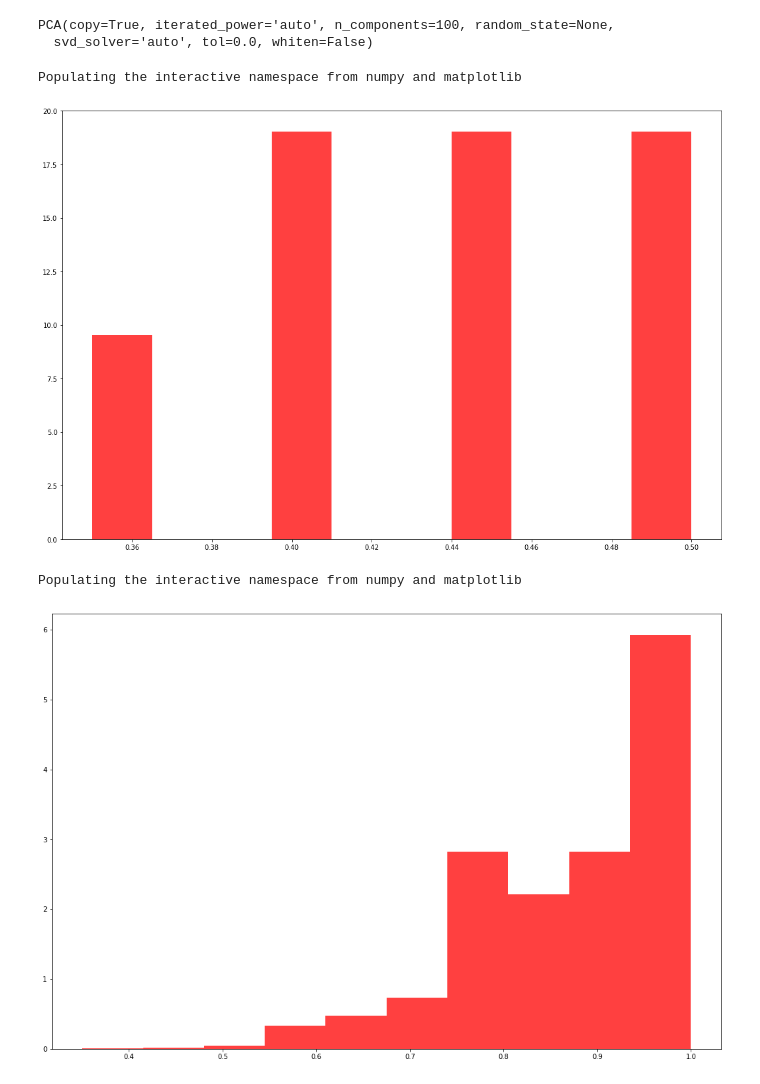
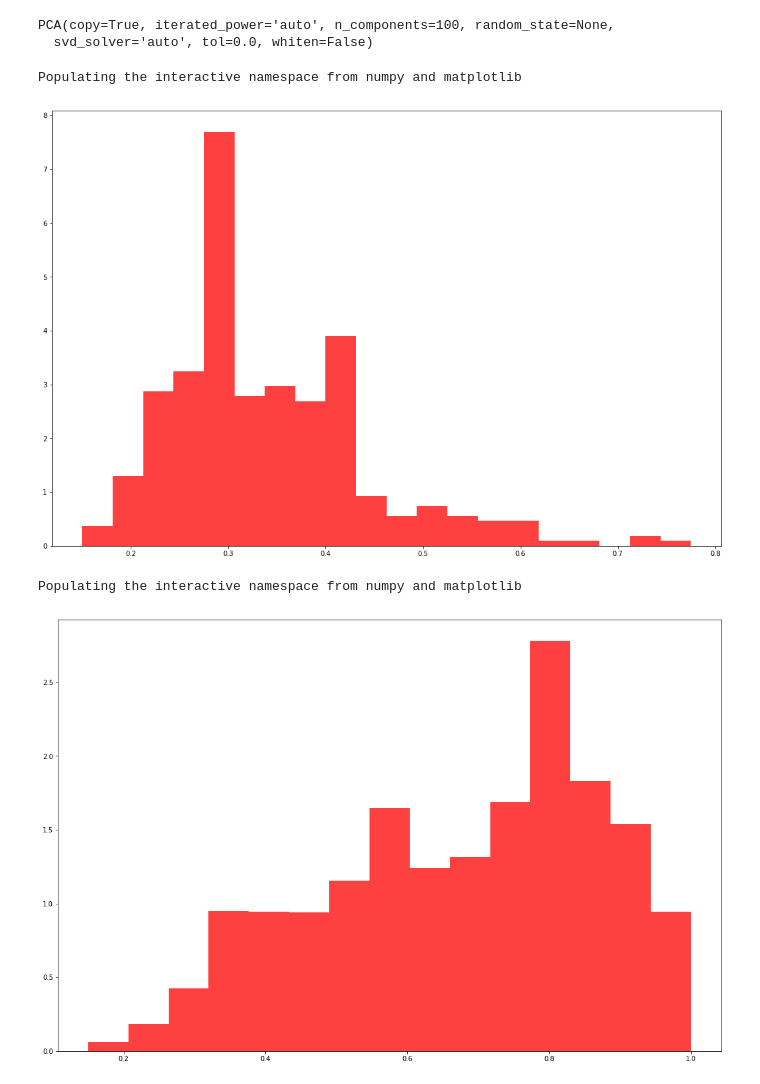
Before and after one commit to RenaudWasTaken/mnist, a Jupyter notebook: GMM_DecisionTree_CNN.ipynb, the cells around one changed output. Saved outputs shown, nothing was run; the diff lists cells and outputs as text; code cells hidden in the pictures.

Commit message:
progress on ensemble method with validation set

```diff
--- a/GMM_DecisionTree_CNN.ipynb
+++ b/GMM_DecisionTree_CNN.ipynb
@@ -200,8 +267,9 @@ train_images_pca2 = pca2.transform(unclassified_train_set_images1)
 # %%
-random_forest = RandomForestClassifier(n_estimators=20)
+random_forest = RandomForestClassifier(n_estimators=40)
 random_forest = random_forest.fit(train_images_pca2, unclassified_train_set_labels)
 # %%
 train_scores = random_forest.predict_proba(train_images_pca2)
+validation_scores = random_forest.predict_proba(validation_images_pca2)
 # %%
 train_labels_predictions_probas = []
 for i in range(0, train_images_pca2.shape[0]):
@@ -210,6 +278,15 @@ for i in range(0, train_images_pca2.shape[0]):
         scores.append(train_scores[i][j])
     predicted_class = scores.index(max(scores))
     train_labels_predictions_probas.append([unclassified_train_set_labels[i], predicted_class, max(scores)])
+
+
+validation_labels_predictions_probas = []
+for i in range(0, validation_images_pca2.shape[0]):
+    scores = []
+    for j in range(0, 10):
+        scores.append(validation_scores[i][j])
+    predicted_class = scores.index(max(scores))
+    validation_labels_predictions_probas.append([unclassified_validation_set_labels[i], predicted_class, max(scores)])
 # %%
 train_false_positive_scores = []
 train_true_positive_scores = []
@@ -220,19 +297,30 @@ for label, prediction, proba in train_labels_predictions_probas:
         train_true_positive_scores.append(proba)
 train_false_positive_scores = sorted(train_false_positive_scores)
 train_true_positive_scores = sorted(train_true_positive_scores)
+
+
+validation_false_positive_scores = []
+validation_true_positive_scores = []
+for label, prediction, proba in validation_labels_predictions_probas:
+    if label != prediction:
+        validation_false_positive_scores.append(proba)
+    else:
+        validation_true_positive_scores.append(proba)
+validation_false_positive_scores = sorted(validation_false_positive_scores)
+validation_true_positive_scores = sorted(validation_true_positive_scores)
 # %%
 %pylab inline
 pylab.rcParams['figure.figsize'] = (18, 12)
-plt.hist(train_false_positive_scores, 10, normed=1, facecolor='red', alpha=0.75)
+plt.hist(validation_false_positive_scores, 20, normed=1, facecolor='red', alpha=0.75)
 plt.show()
 # %% [output]
 Populating the interactive namespace from numpy and matplotlib
-[figure, old version]
+[figure, new version]
 # %%
 %pylab inline
 pylab.rcParams['figure.figsize'] = (18, 12)
-plt.hist(train_true_positive_scores, 10, normed=1, facecolor='red', alpha=0.75)
+plt.hist(validation_true_positive_scores, 15, normed=1, facecolor='red', alpha=0.75)
 plt.show()
 # %% [output]
 Populating the interactive namespace from numpy and matplotlib
-[figure, old version]
+[figure, new version]
```
Also changed, not shown: parts of 35 cells of this notebook, 1 other file.
